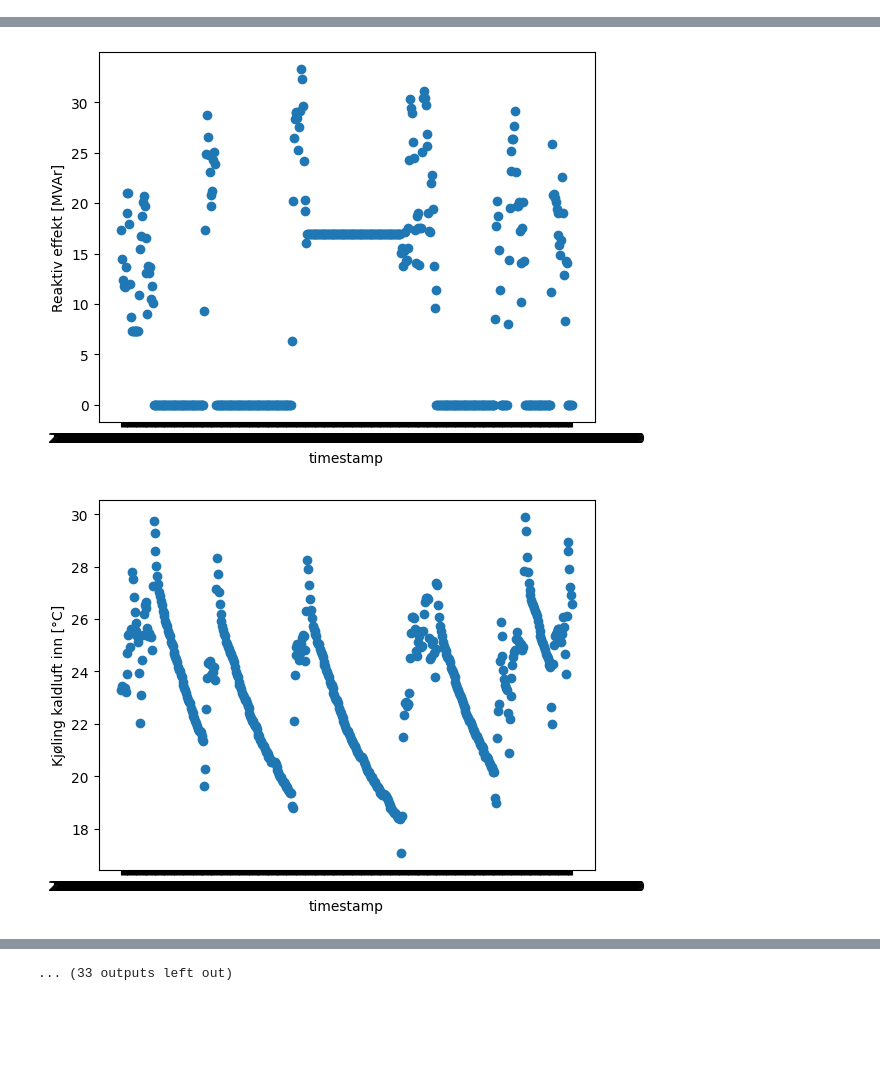
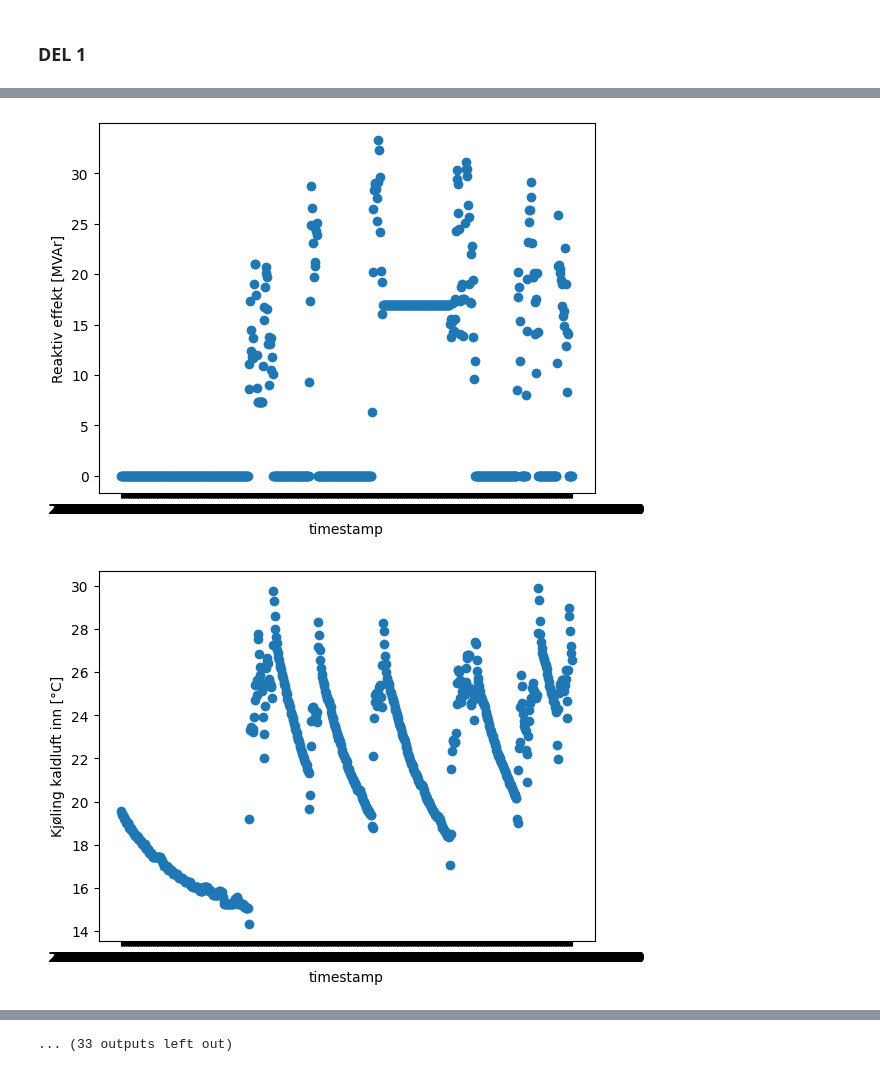
Before and after one commit to Ksund02/Aenergi, a Jupyter notebook: case.ipynb, the cells around one changed output, grey strips where cells are left out. Cells and saved outputs as stored; diff of their text form; code cells hidden in the pictures; blank space fills up the shorter version.

```diff
--- a/case.ipynb
+++ b/case.ipynb
@@ -1,3 +1,5 @@
+# %% [markdown]
+### DEL 1
 # %%
 import numpy as np
 import matplotlib.pyplot as plt
@@ -28,12 +32,10 @@ test = data.iloc[train_size + val_size:]
 # %%
+first_700 = data[:700]
+time = first_700['timestamp']
+temperatur = first_700['Viklingstemperatur L1 [°C]']
+strøm = first_700['Strøm [A]']
 
-first_100 = data[200:700]
-time = first_100['timestamp']
-temperatur = first_100['Viklingstemperatur L1 [°C]']
-strøm = first_100['Strøm [A]']
-
-# keys = data.keys()
-keys = first_100.columns.values.tolist()
+keys = first_700.columns.values.tolist()
 
 for main_key in keys:
     for key in keys:
@@ -41,11 +43,8 @@ for main_key in keys:
             continue
         elif keys.index(main_key) > keys.index(key):
             continue
-        plt.scatter(first_100[main_key], first_100[key], label=f'{main_key} vs {key}')
+        plt.scatter(first_700[main_key], first_700[key], label=f'{main_key} vs {key}')
         plt.xlabel(main_key)
         plt.ylabel(key)
         plt.show()
-
-#plt.plot(time, temperatur)
-#plt.plot(time, strøm)
 # %% [output]
@@ -56,2 +55,2 @@ for main_key in keys:
-[figure, old version]
+[figure, new version]
-[figure, old version]
+[figure, new version]
```
Also changed, not shown: parts of 13 cells of this notebook, 1 other file.
